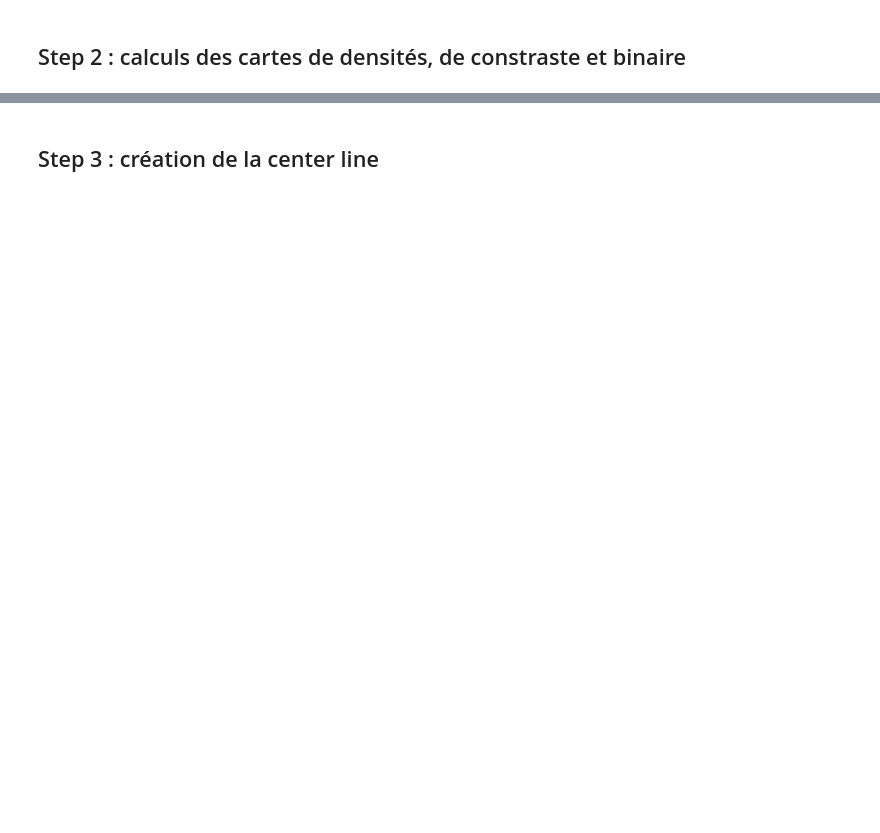
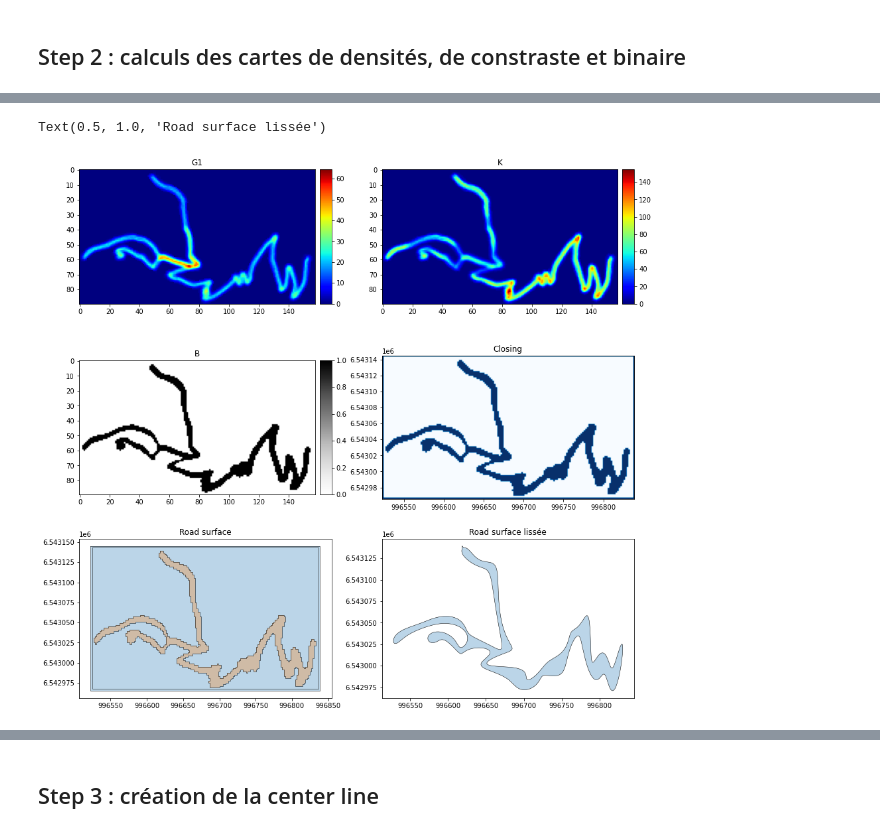
Before and after one commit to umrlastig/OutdoorFootprintNetworkPipeline, a Jupyter notebook: doc/source/examples/Simulated-Traj_Example.ipynb, the cells around one changed output, grey strips where cells are left out. Saved outputs shown, nothing was run; the diff lists cells and outputs as text; code cells hidden in the pictures; blank space fills up the shorter version.

```diff
--- a/doc/source/examples/Simulated-Traj_Example.ipynb
+++ b/doc/source/examples/Simulated-Traj_Example.ipynb
@@ -239,0 +214,38 @@ Text(0.5, 1.0, 'Road surface lissée')
+# %%
+from footprint2graph.util.PlotRes import plotAFMap, matPlotShapefile, maPlotRasterTiff
+
+
+plt.figure(figsize=(15, 15))
+
+# ----------------------------------------------------------------------------------------------------------
+ax1 = plt.subplot2grid((3, 2), (0, 0))
+rasterG1 = tkl.RasterReader.readFromAscFile(RESPATH + 'image/G1_1.asc', name='G1', separator='\t')
+mapDensity = rasterG1.getAFMap('G1')
+plotAFMap(mapDensity, append=ax1, cmap='jet', vmin=0)
+
+ax2 = plt.subplot2grid((3, 2), (0, 1))
+rasterK = tkl.RasterReader.readFromAscFile(RESPATH + 'image/K_1.asc', name='K', separator='\t')
+mapContraste = rasterK.getAFMap('K')
+plotAFMap(mapContraste, append=ax2, cmap='jet', vmin=0)
+
+# ----------------------------------------------------------------------------------------------------------
+ax3 = plt.subplot2grid((3, 2), (1, 0))
+rasterB = tkl.RasterReader.readFromAscFile(RESPATH + 'image/B_1.asc', name='B', separator='\t')
+mapBinaire = rasterB.getAFMap('B')
+plotAFMap(mapBinaire, append=ax3, cmap='Greys', vmin=0)
+
+ax4 = plt.subplot2grid((3, 2), (1, 1))
+maPlotRasterTiff(RESPATH, 'image/erosion_1.tif', ax4)
+ax4.set_title('Closing')
+
+# ----------------------------------------------------------------------------------------------------------
+ax5 = plt.subplot2grid((3, 2), (2, 0))
+matPlotShapefile(RESPATH, 'image/road_surface_1.shp', ax5)
+ax5.set_title('Road surface')
+
+ax6 = plt.subplot2grid((3, 2), (2, 1))
+matPlotShapefile(RESPATH, 'image/road_surface_lissee_1.shp', ax6)
+ax6.set_title('Road surface lissée')
+# %% [output]
+Text(0.5, 1.0, 'Road surface lissée')
+[figure, added]
```
Also changed, not shown: parts of 17 cells of this notebook, 3 other files.
